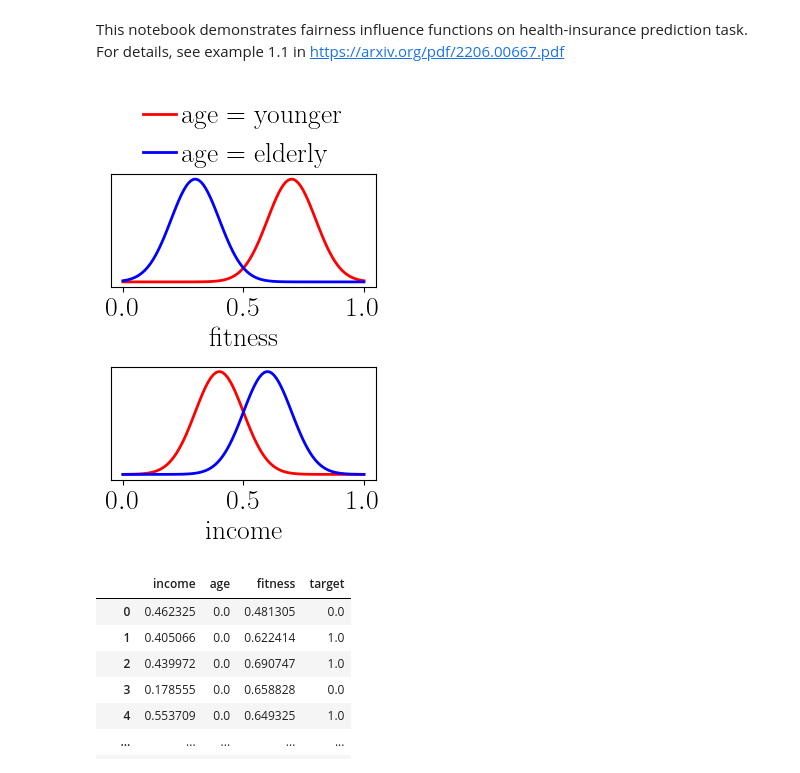
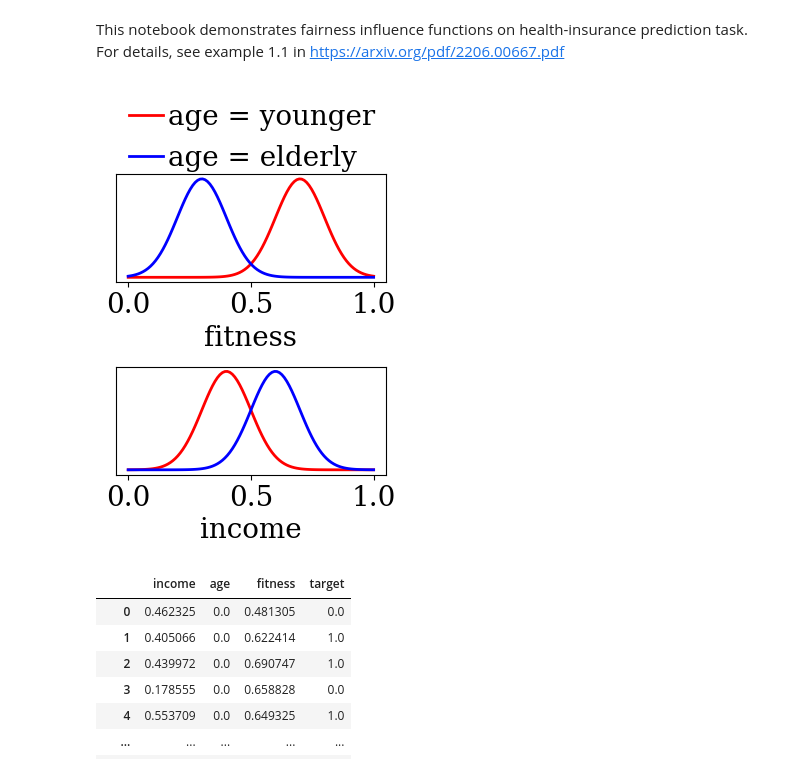
Before and after one commit to ReAILe/bias-explainer, a Jupyter notebook: doc/example_in_paper.ipynb, the cells around one changed output. Drawn from its saved outputs; the diff is of its cells as text; code cells hidden in the pictures.

```diff
--- a/doc/example_in_paper.ipynb
+++ b/doc/example_in_paper.ipynb
@@ -6,7 +6,7 @@ import numpy as np
 import matplotlib.pyplot as plt
 import seaborn as sns
 plt.rcParams["font.family"] = "serif"
-plt.rcParams['text.usetex'] = True
+# plt.rcParams['text.usetex'] = True
 
 
 import pandas as pd
@@ -37,34 +37,34 @@ health_high_dist = norm(loc = mu_health_high, scale = sigma)
 health_low_dist = norm(loc = mu_health_low, scale = sigma)
 
 # generate samples from distribution
 health_high_samples = np.random.normal(mu_health_high, sigma, int(samples/2))
 health_low_samples = np.random.normal(mu_health_low, sigma, int(samples/2))
 
 x = np.linspace(0,1, 100)
 
 fontsize = 24
 labelsize = 20
 fig, ax = plt.subplots(nrows=2, ncols=1, figsize=(3, 4))
 ax[1].plot(x, income_low_dist.pdf(x),'r-', lw=2,  label='age = younger')
 ax[1].plot(x, income_high_dist.pdf(x),'b-', lw=2,  label='age = elderly')
 ax[1].set_xlabel("income", fontsize=labelsize)
 ax[1].set_yticks([])
 ax[1].tick_params(axis='x', labelsize=labelsize)
 
 ax[0].plot(x, health_high_dist.pdf(x),'r-', lw=2,  label='age = younger')
 ax[0].plot(x, health_low_dist.pdf(x),'b-', lw=2, label='age = elderly')
 ax[0].set_xlabel("fitness", fontsize=labelsize)
 ax[0].set_yticks([])
 ax[0].tick_params(axis='x', labelsize=labelsize)
 
 
 lines_labels = [ax.get_legend_handles_labels() for ax in fig.axes]
 lines, labels = [sum(lol, []) for lol in zip(*lines_labels)]
 fig.legend(lines[:2], labels[:2], loc='upper center', ncol=1, bbox_to_anchor= (0.505, 1.2), handlelength=1.2, handletextpad=0.2, columnspacing=None, frameon=False, fontsize=labelsize)
 plt.tight_layout()
 plt.show()
 # %% [output]
-[figure, old version]
+[figure, new version]
 # %%
 # # target
 income = np.concatenate([income_low_samples, income_high_samples])
```
Also changed, not shown: parts of 3 cells of this notebook, 7 other files.
